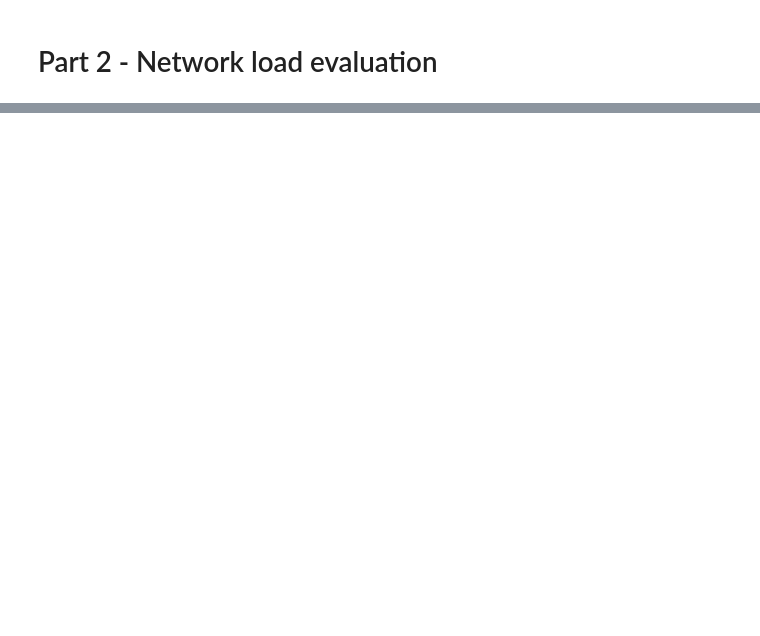
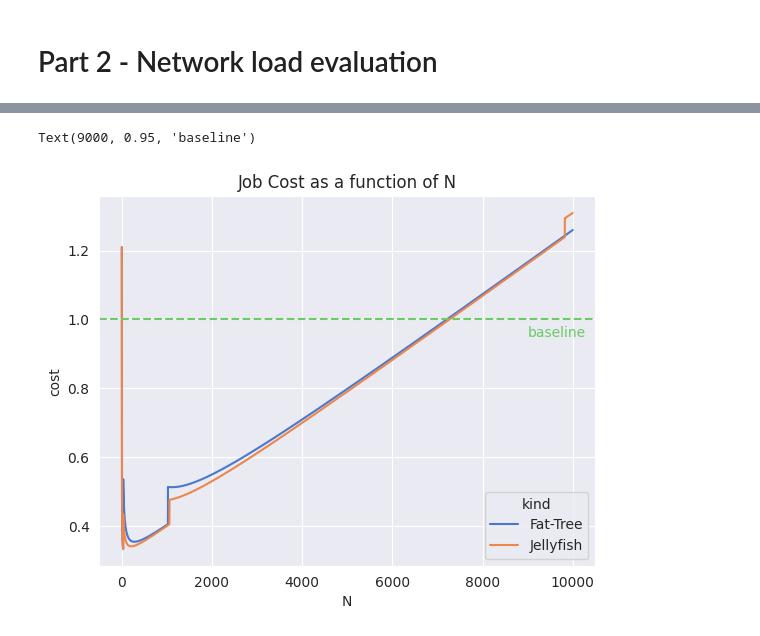
Before and after one commit to Mamiglia/NBD-DC_HW1, a Jupyter notebook: part-two.ipynb, the cells around one changed output, grey strips where cells are left out. Drawn from its saved outputs; the diff is of its cells as text; code cells hidden in the pictures; blank space fills up the shorter version.

```diff
--- a/part-two.ipynb
+++ b/part-two.ipynb
@@ -52,0 +181,11 @@ servers
+# %%
+# E[Theta]
+mean_server_time = lambda N: N *constants.setup_time + constants.mean_total_compute_time
+
+trials['Theta'] = trials.N.map(mean_server_time)
+trials['S'] = trials.R + constants.xi * trials.Theta
+
+S_baseline = R_baseline + constants.xi * mean_server_time(1)
+trials['S_scaled'] = trials.S / S_baseline
+
+trials
@@ -52,0 +206,17 @@ servers
+# %%
+ax = sns.lineplot(
+    trials,
+    x = 'N',
+    y = 'S_scaled',
+    hue='kind',
+    palette='muted'
+)
+ax.set(
+    title = 'Job Cost as a function of N',
+    ylabel = 'cost'
+)
+plt.axhline(y=1, color=baseline_color, linestyle = '--')
+plt.annotate('baseline', xy = (9000, .95), color = baseline_color)
+# %% [output]
+Text(9000, 0.95, 'baseline')
+[figure, added]
```
Also changed, not shown: parts of 33 cells of this notebook, 3 other files.
